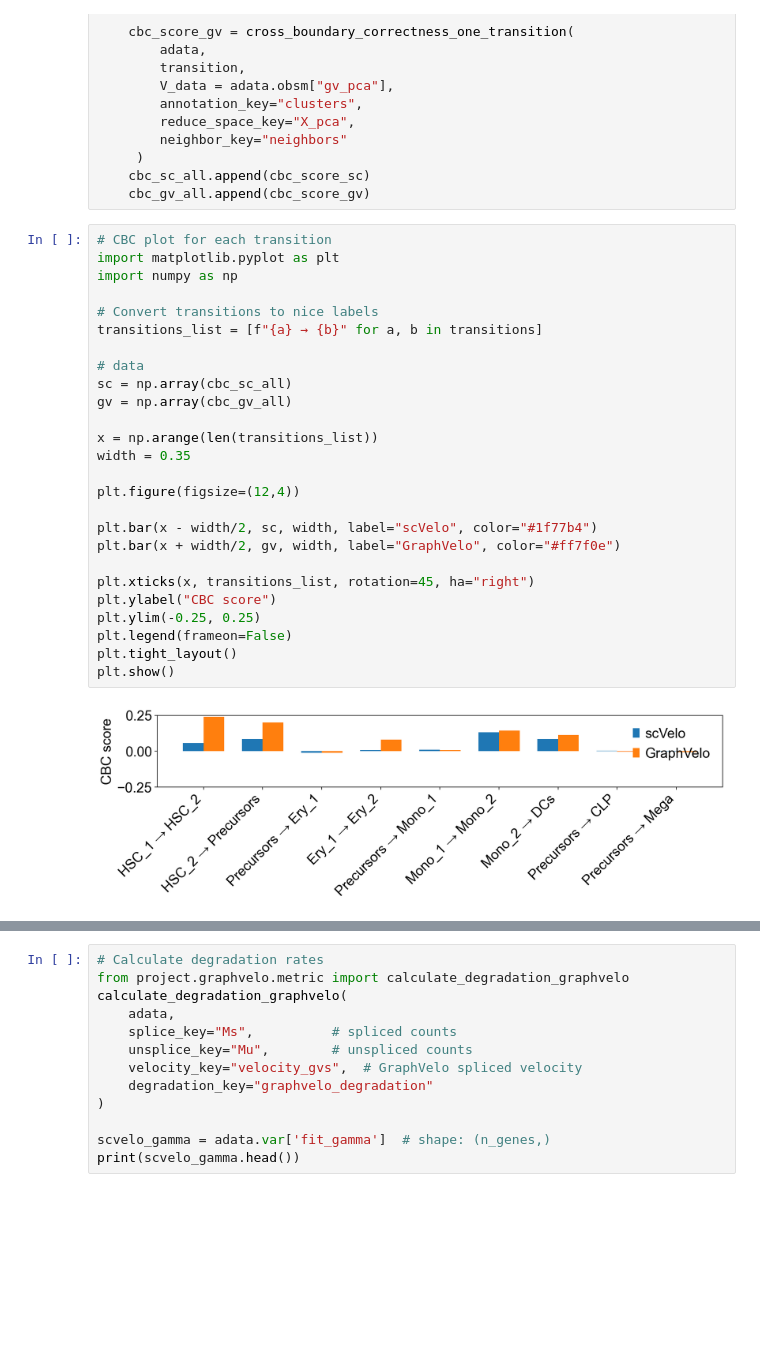
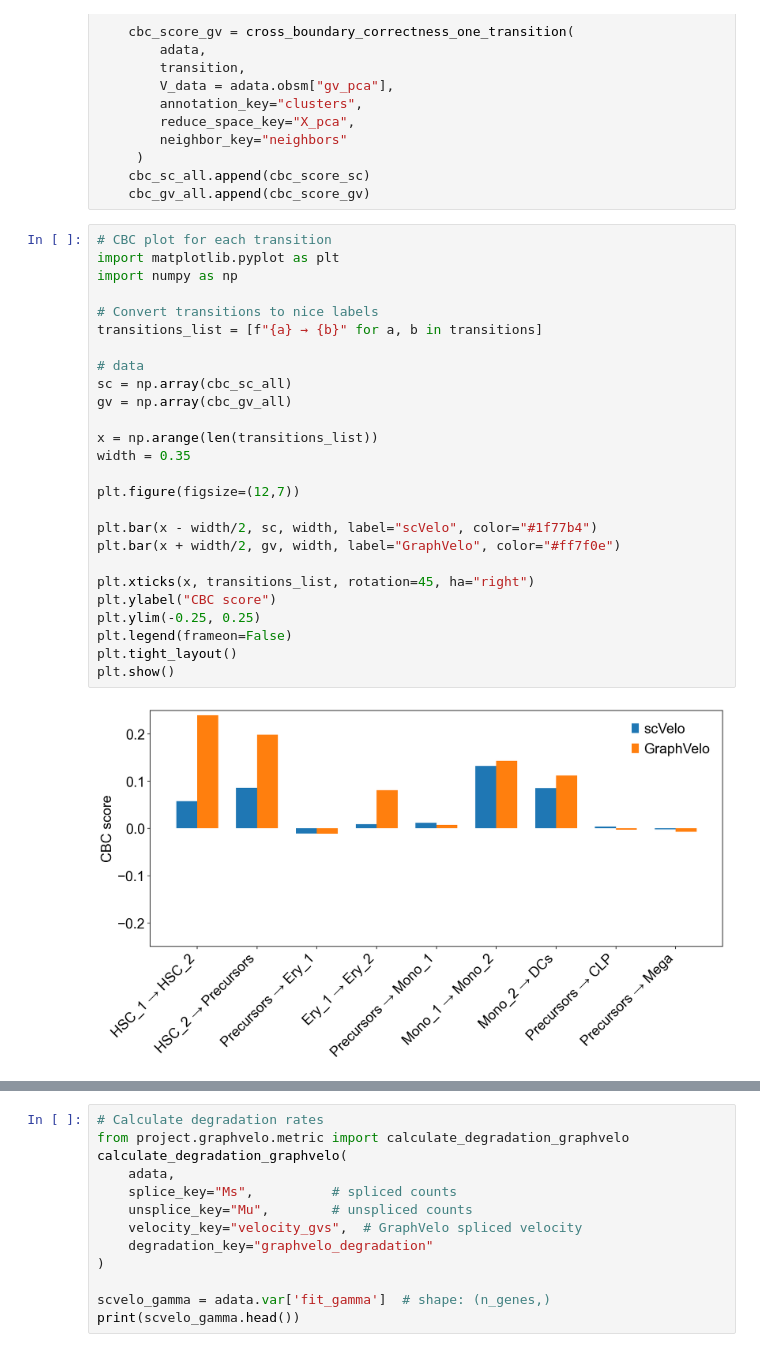
Before and after one commit to AnJunHao/02712_group_project, a Jupyter notebook: test_graphvelo_scv_with_evaluation.ipynb, the cells around one changed output, grey strips where cells are left out. Saved outputs shown, nothing was run; the diff lists cells and outputs as text; blank space fills up the shorter version.

```diff
--- a/test_graphvelo_scv_with_evaluation.ipynb
+++ b/test_graphvelo_scv_with_evaluation.ipynb
@@ -259,28 +261,28 @@ for transition in transitions:
 # %%
 # CBC plot for each transition
 import matplotlib.pyplot as plt
 import numpy as np
 
 # Convert transitions to nice labels
 transitions_list = [f"{a} → {b}" for a, b in transitions]
 
 # data
 sc = np.array(cbc_sc_all)
 gv = np.array(cbc_gv_all)
 
 x = np.arange(len(transitions_list))
 width = 0.35
 
-plt.figure(figsize=(12,4))
+plt.figure(figsize=(12,7))
 
 plt.bar(x - width/2, sc, width, label="scVelo", color="#1f77b4")
 plt.bar(x + width/2, gv, width, label="GraphVelo", color="#ff7f0e")
 
 plt.xticks(x, transitions_list, rotation=45, ha="right")
 plt.ylabel("CBC score")
 plt.ylim(-0.25, 0.25)
 plt.legend(frameon=False)
 plt.tight_layout()
 plt.show()
 # %% [output]
-[figure, old version]
+[figure, new version]
```
Also changed, not shown: parts of 13 cells of this notebook, 7 other files.
